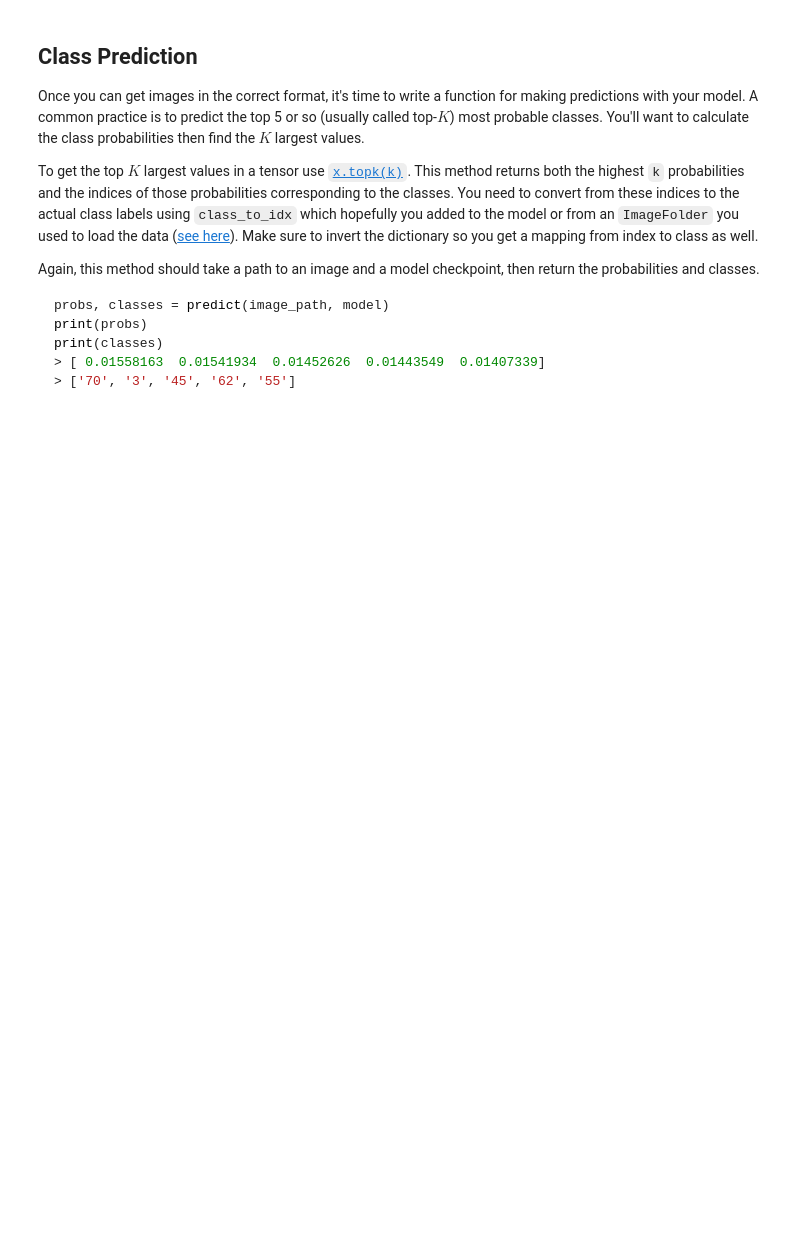
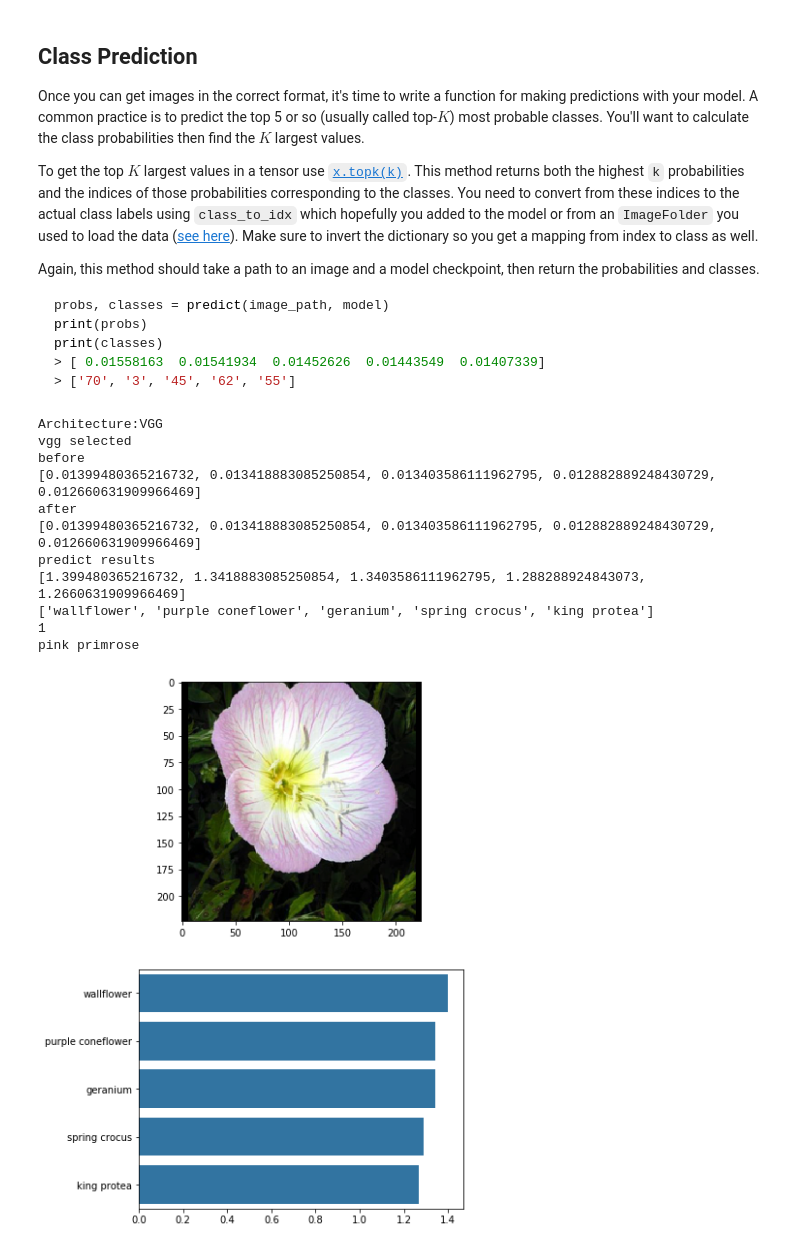
Before and after one commit to nelsonvega/ai-python-image-classifier, a Jupyter notebook: Image Classifier Project.ipynb, the cells around one changed output. Cells and saved outputs as stored; diff of their text form; code cells hidden in the pictures; blank space fills up the shorter version.

```diff
--- a/Image Classifier Project.ipynb
+++ b/Image Classifier Project.ipynb
@@ -371,3 +413,31 @@ predict(image_path,model,labels=class_names,topk=10)
+# %%
+
+image_path = 'flowers/test/1/image_06743.jpg'
+
+checkpoint='ic-model.pth'
+categories=label_mapper
+
+# run the prediction
+probabilities,labels=predict.predict(image_path,checkpoint,topk=5,categories=categories)
+
+# show prediction
+print('predict results')
+print(probabilities)
+print(labels)
+predict.show_prediction(image_path=image_path,probabilities=probabilities,labels= labels, categories= categories)
+# %% [output]
+Architecture:VGG
+vgg selected
+before
+[0.01399480365216732, 0.013418883085250854, 0.013403586111962795, 0.012882889248430729, 0.012660631909966469]
+after
+[0.01399480365216732, 0.013418883085250854, 0.013403586111962795, 0.012882889248430729, 0.012660631909966469]
+predict results
+[1.399480365216732, 1.3418883085250854, 1.3403586111962795, 1.288288924843073, 1.2660631909966469]
+['wallflower', 'purple coneflower', 'geranium', 'spring crocus', 'king protea']
+1
+pink primrose
+[figure, added]
 # %% [markdown]
 ## Sanity Checking
 
```
Also changed, not shown: parts of 12 cells of this notebook.
